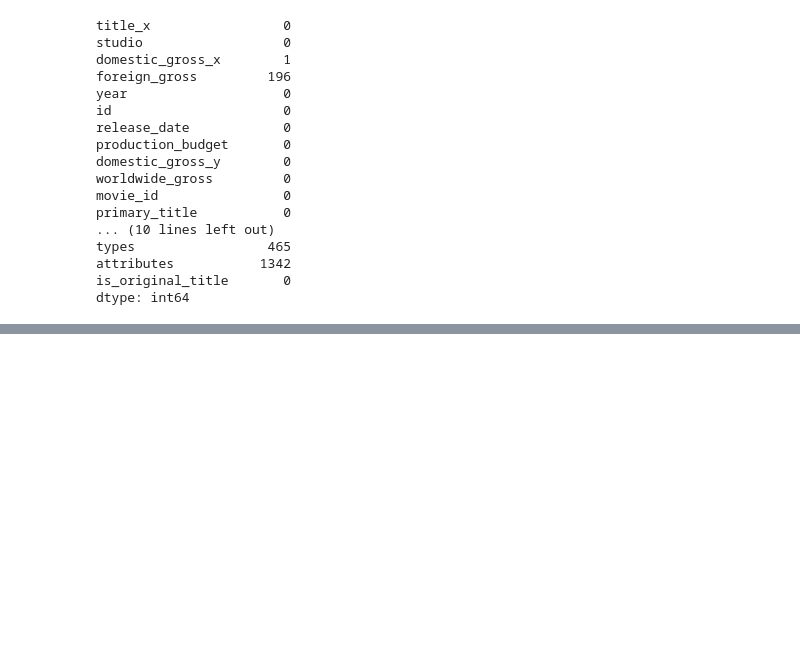
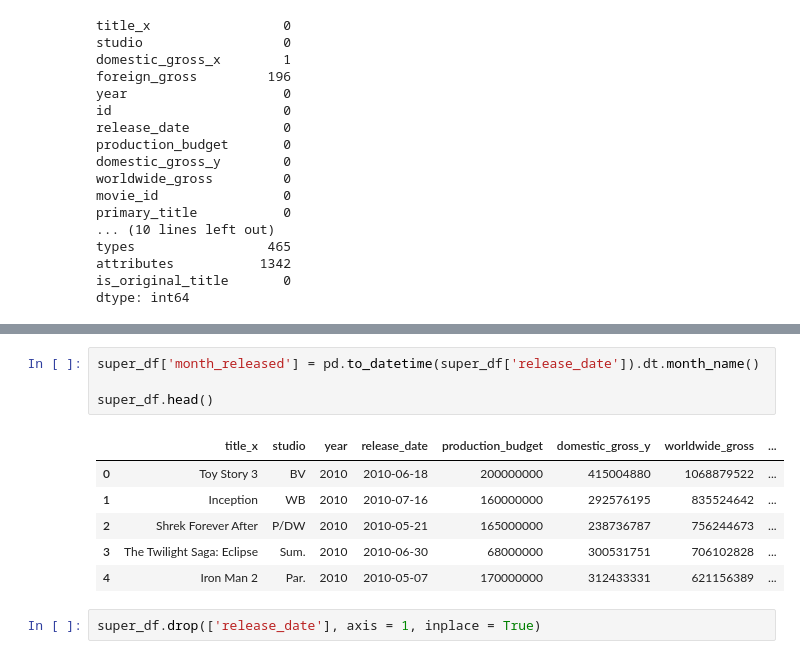
Before and after one commit to JM-Hansen/dsc-phase-1-project-v2-4, a Jupyter notebook: Microsoft_Movie_Analysis.ipynb, the cells around one changed output, grey strips where cells are left out. Saved outputs shown, nothing was run; the diff lists cells and outputs as text; blank space fills up the shorter version.

```diff
--- a/Microsoft_Movie_Analysis.ipynb
+++ b/Microsoft_Movie_Analysis.ipynb
@@ -516,0 +675,13 @@ super_df.drop(['id', 'ordering', 'language', 'types',
+# %%
+super_df['month_released'] = pd.to_datetime(super_df['release_date']).dt.month_name()
+
+super_df.head()
+# %% [output]
+|  | title_x | studio | year | release_date | production_budget | domestic_gross_y | worldwide_gross | ... |
+| 0 | Toy Story 3 | BV | 2010 | 2010-06-18 | 200000000 | 415004880 | 1068879522 | ... |
+| 1 | Inception | WB | 2010 | 2010-07-16 | 160000000 | 292576195 | 835524642 | ... |
+| 2 | Shrek Forever After | P/DW | 2010 | 2010-05-21 | 165000000 | 238736787 | 756244673 | ... |
+| 3 | The Twilight Saga: Eclipse | Sum. | 2010 | 2010-06-30 | 68000000 | 300531751 | 706102828 | ... |
+| 4 | Iron Man 2 | Par. | 2010 | 2010-05-07 | 170000000 | 312433331 | 621156389 | ... |
+# %%
+super_df.drop(['release_date'], axis = 1, inplace = True)
```
Also changed, not shown: parts of 27 cells of this notebook.
